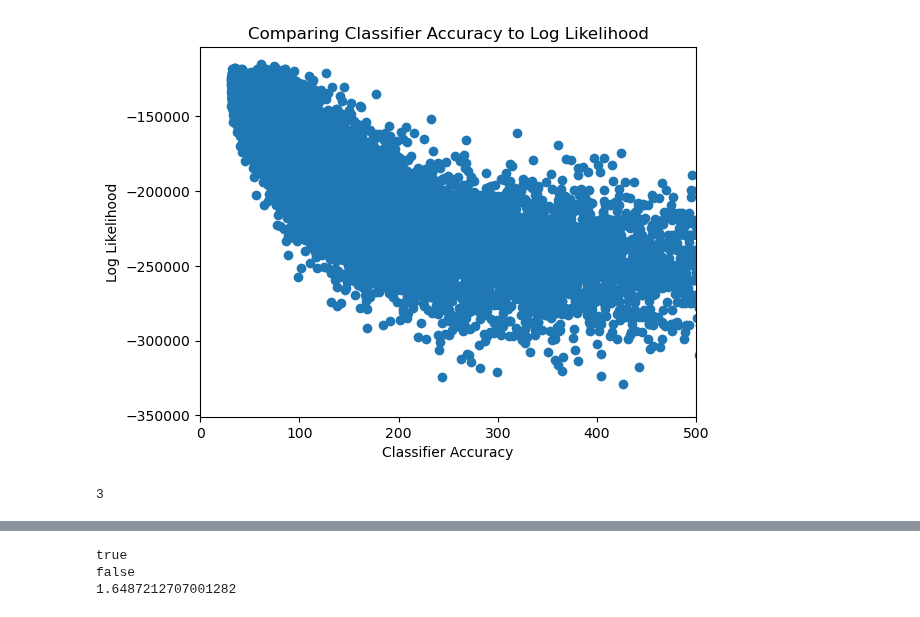
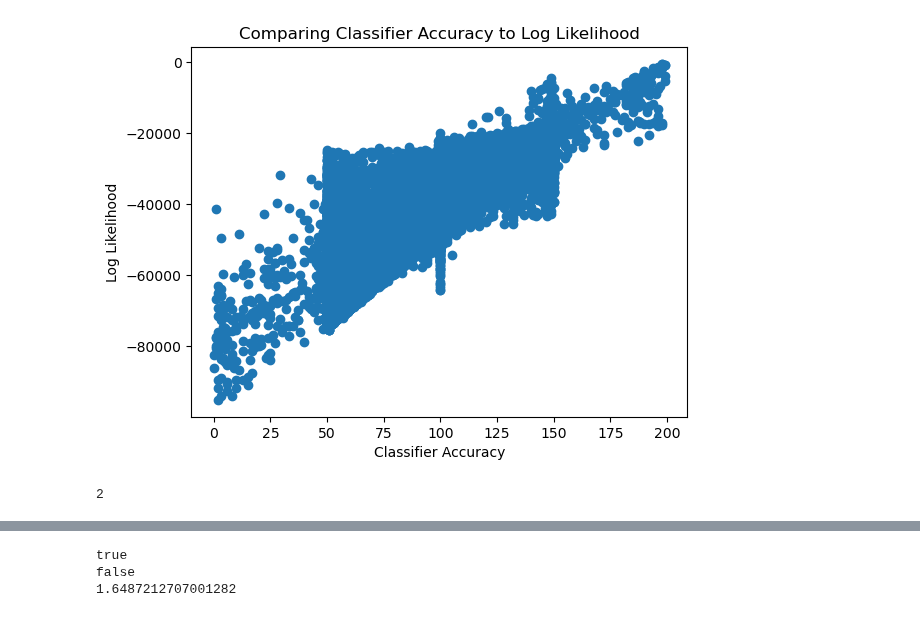
Before and after one commit to jberezow/RJMCMC, a Jupyter notebook: Thesis-MLP-BirthDeath.ipynb, the cells around one changed output, grey strips where cells are left out. Saved outputs shown, nothing was run; the diff lists cells and outputs as text; code cells hidden in the pictures.

```diff
--- a/Thesis-MLP-BirthDeath.ipynb
+++ b/Thesis-MLP-BirthDeath.ipynb
@@ -43,7 +43,7 @@ function unpack(Θ,k)
     return Wₕ, bₕ, Wₒ, bₒ
 end
 
-function sample_data(x, y, n=100)
+function sample_data(x, y, n=N)
     perm = randperm(length(x[1,:]))[1:n]
     x_new1 = [x[1,perm[i]] for i=1:n]
     x_new2 = [x[2,perm[i]] for i=1:n]
@@ -60,10 +60,10 @@ mₖ(k) = k*4 + 1;
 # %%
 #Generate XOR Data
 function real_data(N::Int, modes::Int, σ::Float64)
-    μ₁ = [0.25, 0.25]
-    μ₂ = [0.25, 0.75]
-    μ₃ = [0.75, 0.75]
-    μ₄ = [0.75, 0.25]
+    μ₁ = [25, 25]
+    μ₂ = [25, 75]
+    μ₃ = [75, 75]
+    μ₄ = [75, 25]
     #μ₅ = [1.25, 1.25]
     #μ₆ = [1.25, 1.75]
     #μ₇ = [1.75, 1.75]
@@ -96,14 +96,15 @@ size(data);
 # %%
 #Scale up - Fixed Separable Data - Multi-XOR Data
 function real_data(N::Int, modes::Int, σ::Float64)
-    μ₁ = [0.25, 0.25]
-    μ₂ = [0.5, 0.125]
-    μ₃ = [0.25, 0.75]
-    μ₄ = [0.125, 0.50]
-    μ₅ = [0.75, 0.75]
-    μ₆ = [0.50, 0.875]
-    μ₇ = [0.75, 0.25]
-    μ₈ = [0.875, 0.50]
+    a = 100
+    μ₁ = [0.25, 0.25].*a
+    μ₂ = [0.5, 0.125].*a
+    μ₃ = [0.25, 0.75].*a
+    μ₄ = [0.125, 0.50].*a
+    μ₅ = [0.75, 0.75].*a
+    μ₆ = [0.50, 0.875].*a
+    μ₇ = [0.75, 0.25].*a
+    μ₈ = [0.875, 0.50].*a
     μ = [μ₁, μ₂, μ₃, μ₄, μ₅, μ₆, μ₇, μ₈]
     Σ = [[σ, 0] [0, σ]]
 
@@ -238,7 +251,7 @@ obs_master = choicemap()::ChoiceMap
 obs_master[:y] = y_samp .- 1
 obs = obs_master
 scores = []
-#accs = []
+accs = []
 distances = []
 ks = []
 best_ks = []
@@ -252,8 +265,8 @@ best_bₒ = best_trace[:bₒ]
 best_k = best_trace[:k]
 
 best_pred_y = G(data,best_Wₕ,best_Wₒ,best_bₕ,best_bₒ,best_k)
-#best_pred_labels = data_labeller(best_pred_y)
-#best_acc = sum([classes[i] == best_pred_labels[i] for i=1:length(classes)])/length(classes)
+best_pred_labels = data_labeller(best_pred_y)
+best_acc = sum([classes[i] == best_pred_labels[i] for i=1:length(classes)])/length(classes)
 best_dist = euclidean(best_pred_y, classes)
 
 
@@ -270,40 +283,39 @@ function likelihood(best_dist, best_score, best_k)
     bₕ = trace[:bₕ]
     bₒ = trace[:bₒ]
     k = trace[:k]
     pred_y = G(data,Wₕ,bₕ,Wₒ,bₒ,k)
     pred_labels = data_labeller(pred_y)
 
-    #acc = sum([classes[i] == pred_labels[i] for i=1:length(classes)])
+    acc = sum([classes[i] == pred_labels[i] for i=1:length(classes)])
     dist = euclidean(pred_y, classes .- 1)
     score = get_score(trace)
     if dist < best_dist
         best_score = score
         best_trace = trace
         best_dist = dist
         best_pred_labels = pred_labels
     end
     push!(scores,score)
-    #push!(accs,acc)
+    push!(accs,acc)
     push!(distances, dist)
     push!(ks, k)
 
     return(best_dist, best_score, best_k)
 end
 
-for i=1:10000
+for i=1:100000
     best_dist, best_score, best_k = likelihood(best_dist, best_score, best_k)
     push!(best_ks, best_k)
 end
 
-scatter(distances,scores)
-plt.xlim(0,500)
+scatter(accs,scores)
 plt.title("Comparing Classifier Accuracy to Log Likelihood")
 plt.xlabel("Classifier Accuracy")
 plt.ylabel("Log Likelihood");
 print(best_k)
 # %% [output]
-[figure, old version]
+[figure, new version]
-3
+2
 # %%
 #Need to find a way to propose birth/death moves instead of any k
 function birth_or_death(trace)
```
Also changed, not shown: parts of 14 cells of this notebook, 2 other files.
